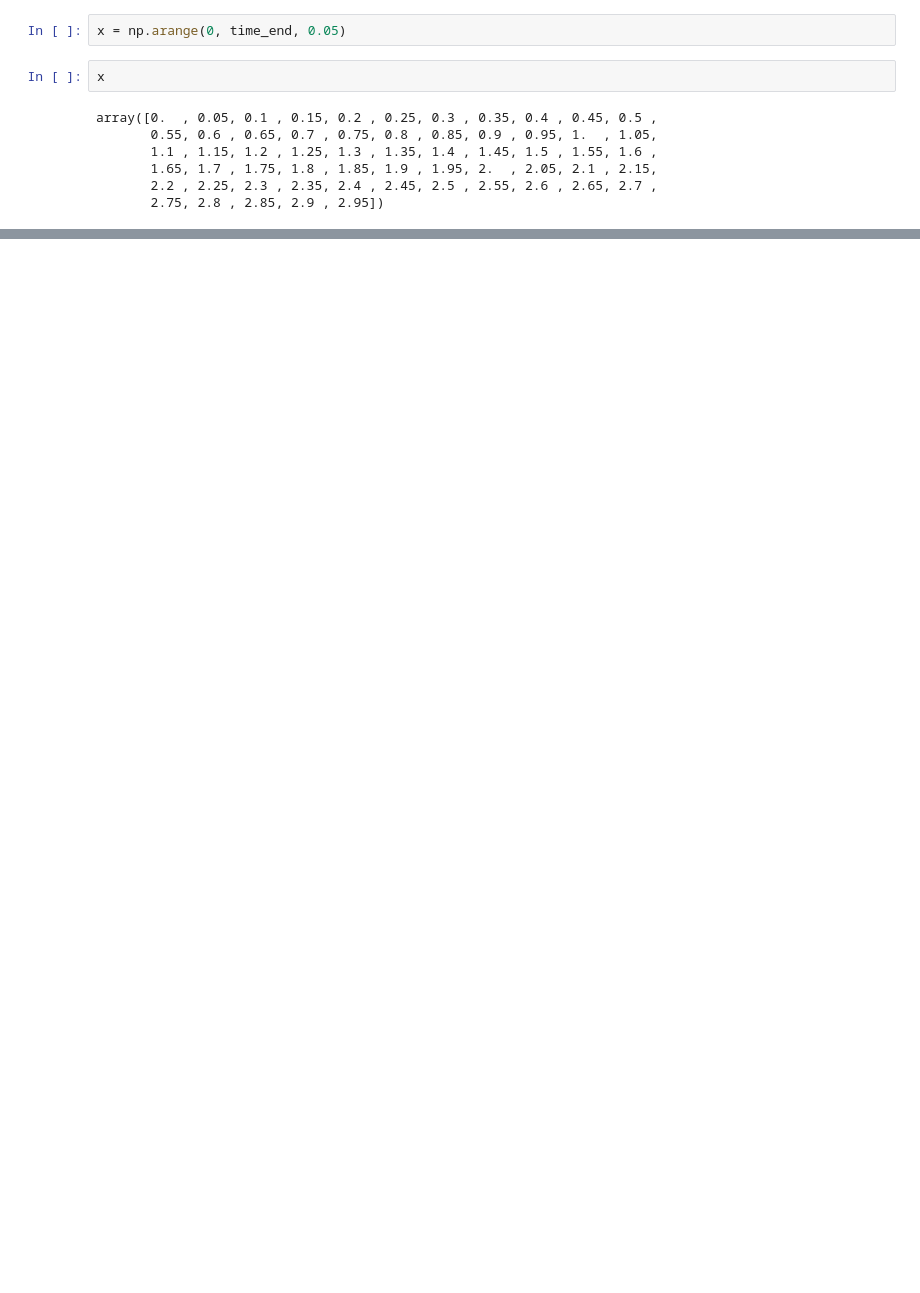
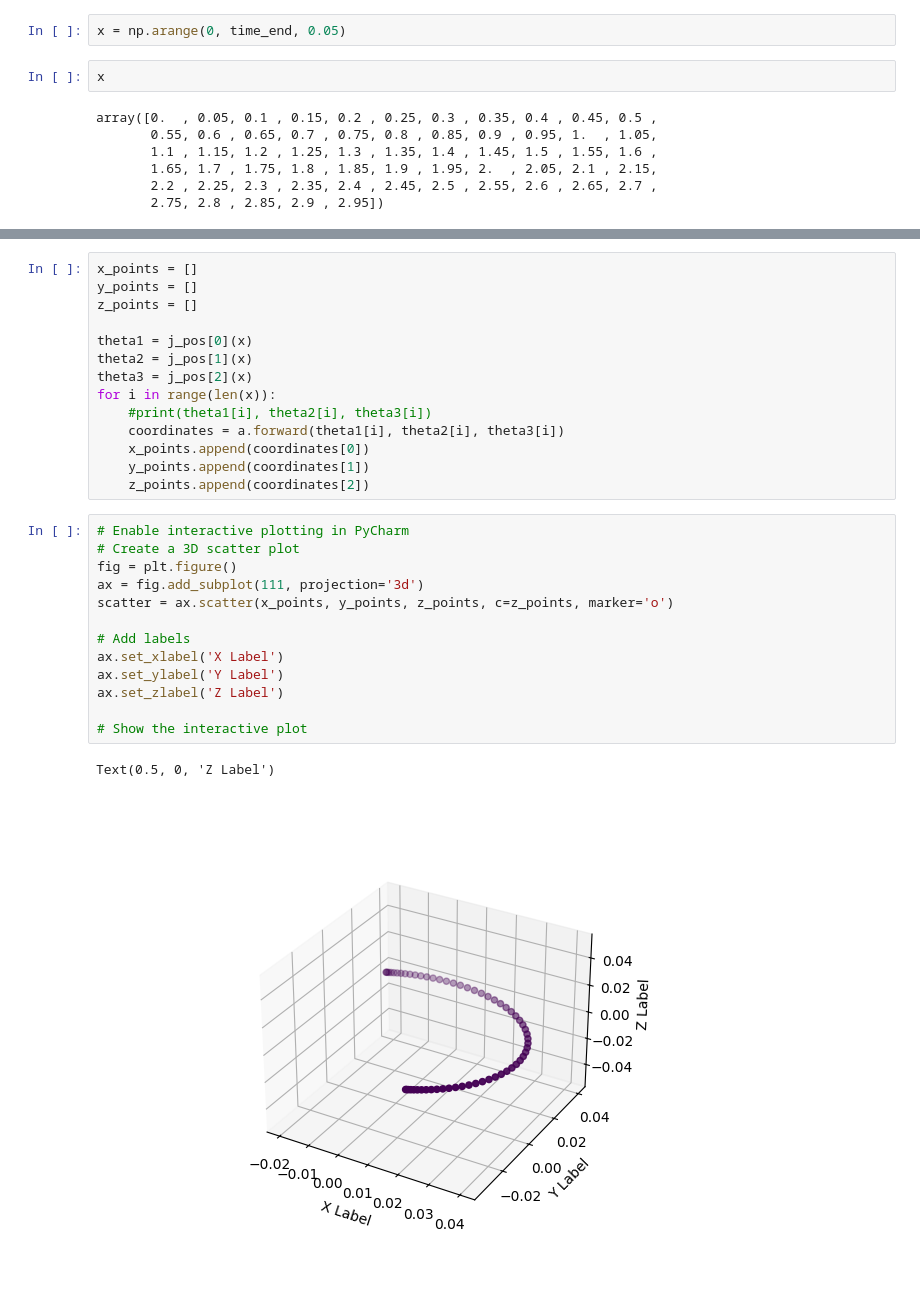
Before and after one commit to HexapodBionik/kinematics, a Jupyter notebook: joint_space_trajectory/joint_space_trajectory.ipynb, the cells around one changed output, grey strips where cells are left out. Saved outputs shown, nothing was run; the diff lists cells and outputs as text; blank space fills up the shorter version.

```diff
--- a/joint_space_trajectory/joint_space_trajectory.ipynb
+++ b/joint_space_trajectory/joint_space_trajectory.ipynb
@@ -113,0 +127,30 @@ plt.show()
+# %%
+x_points = []
+y_points = []
+z_points = []
+
+theta1 = j_pos[0](x)
+theta2 = j_pos[1](x)
+theta3 = j_pos[2](x)
+for i in range(len(x)):
+    #print(theta1[i], theta2[i], theta3[i])
+    coordinates = a.forward(theta1[i], theta2[i], theta3[i])
+    x_points.append(coordinates[0])
+    y_points.append(coordinates[1])
+    z_points.append(coordinates[2])
+# %%
+# Enable interactive plotting in PyCharm
+# Create a 3D scatter plot
+fig = plt.figure()
+ax = fig.add_subplot(111, projection='3d')
+scatter = ax.scatter(x_points, y_points, z_points, c=z_points, marker='o')
+
+# Add labels
+ax.set_xlabel('X Label')
+ax.set_ylabel('Y Label')
+ax.set_zlabel('Z Label')
+
+# Show the interactive plot
+# %% [output]
+Text(0.5, 0, 'Z Label')
+[figure, added]
```
Also changed, not shown: parts of 10 cells of this notebook, 1 other file.
